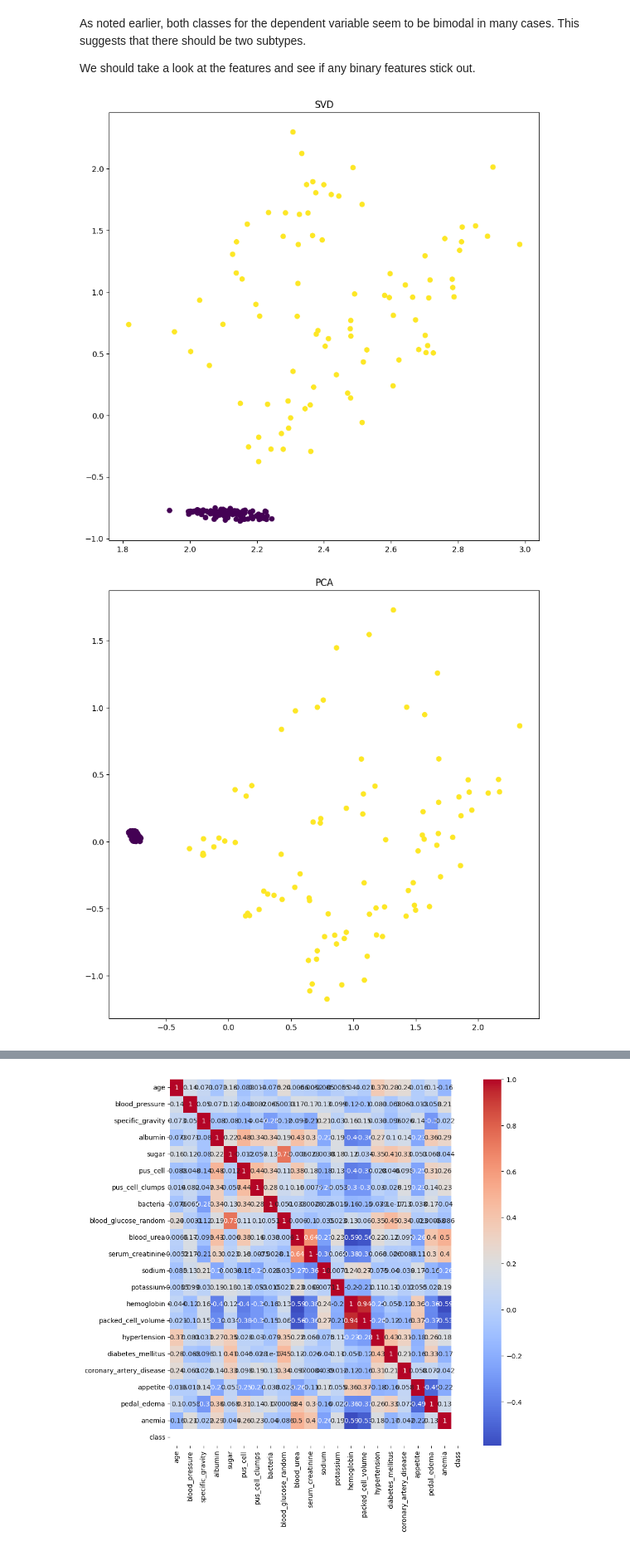
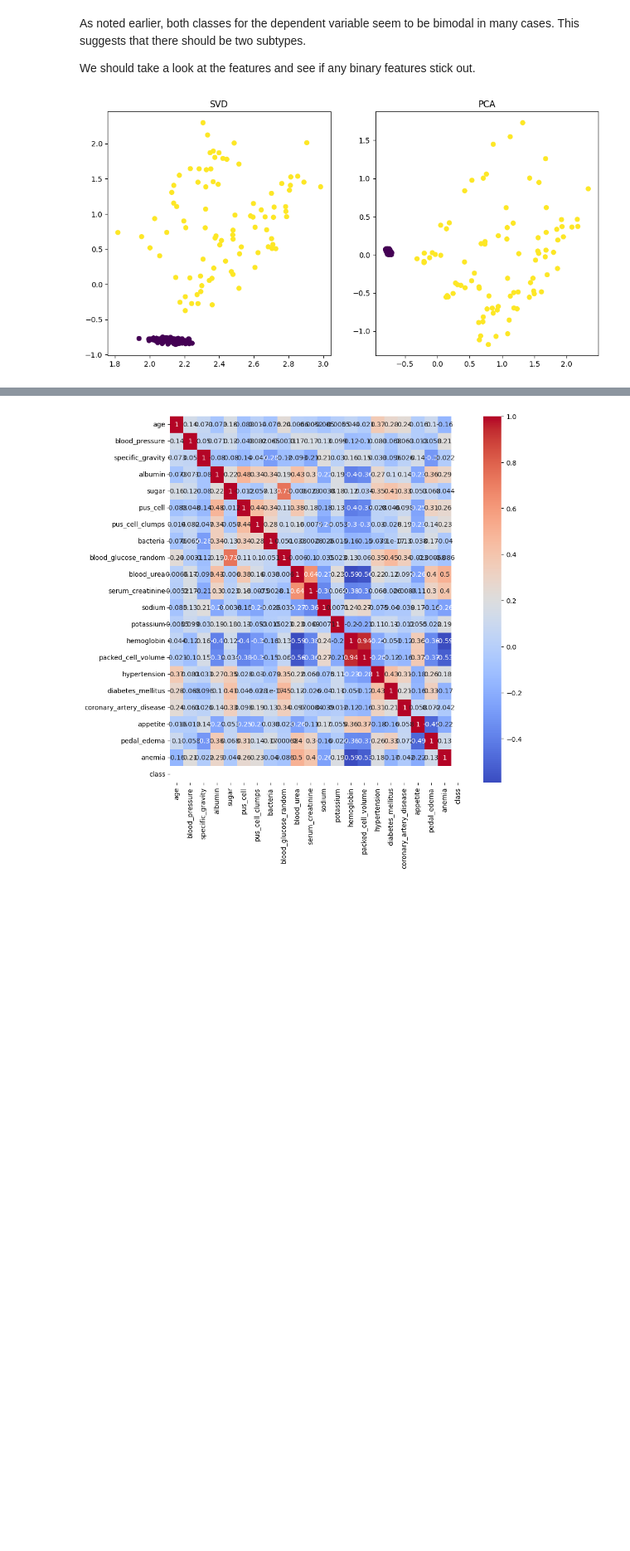
Before and after one commit to SamReeves/ckd-wemanity, a Jupyter notebook: analysis.ipynb, the cells around one changed output, grey strips where cells are left out. Shown at 83% size. Saved outputs shown, nothing was run; the diff lists cells and outputs as text; code cells hidden in the pictures; blank space fills up the shorter version.

```diff
--- a/analysis.ipynb
+++ b/analysis.ipynb
@@ -55,25 +55,24 @@ We should take a look at the features and see if any binary features stick out.
 # %%
 # singular value decomposition
 from sklearn.decomposition import TruncatedSVD
 svd = TruncatedSVD(n_components=2)
 svd.fit(df)
 svd.explained_variance_ratio_
 
-# PCA
+# principal component analysis
 from sklearn.decomposition import PCA
 pca = PCA(n_components=2)
 pca.fit(df)
 pca.explained_variance_ratio_
-# graph SVD and PCA
-plt.figure(figsize=(10,10))
+
+# graph SVD and PCA side by side
+plt.figure(figsize=(12,6))
+plt.subplot(1, 2, 1)
 plt.scatter(svd.fit_transform(df)[:,0], svd.fit_transform(df)[:,1], c=df['class'])
 plt.title('SVD')
-plt.show()
-
-plt.figure(figsize=(10,10))
+plt.subplot(1, 2, 2)
 plt.scatter(pca.fit_transform(df)[:,0], pca.fit_transform(df)[:,1], c=df['class'])
 plt.title('PCA')
 plt.show()
 # %% [output]
-[figure, old version]
+[figure, new version]
-[figure, removed]
```
Also changed, not shown: parts of 10 cells of this notebook, 1 other file.
